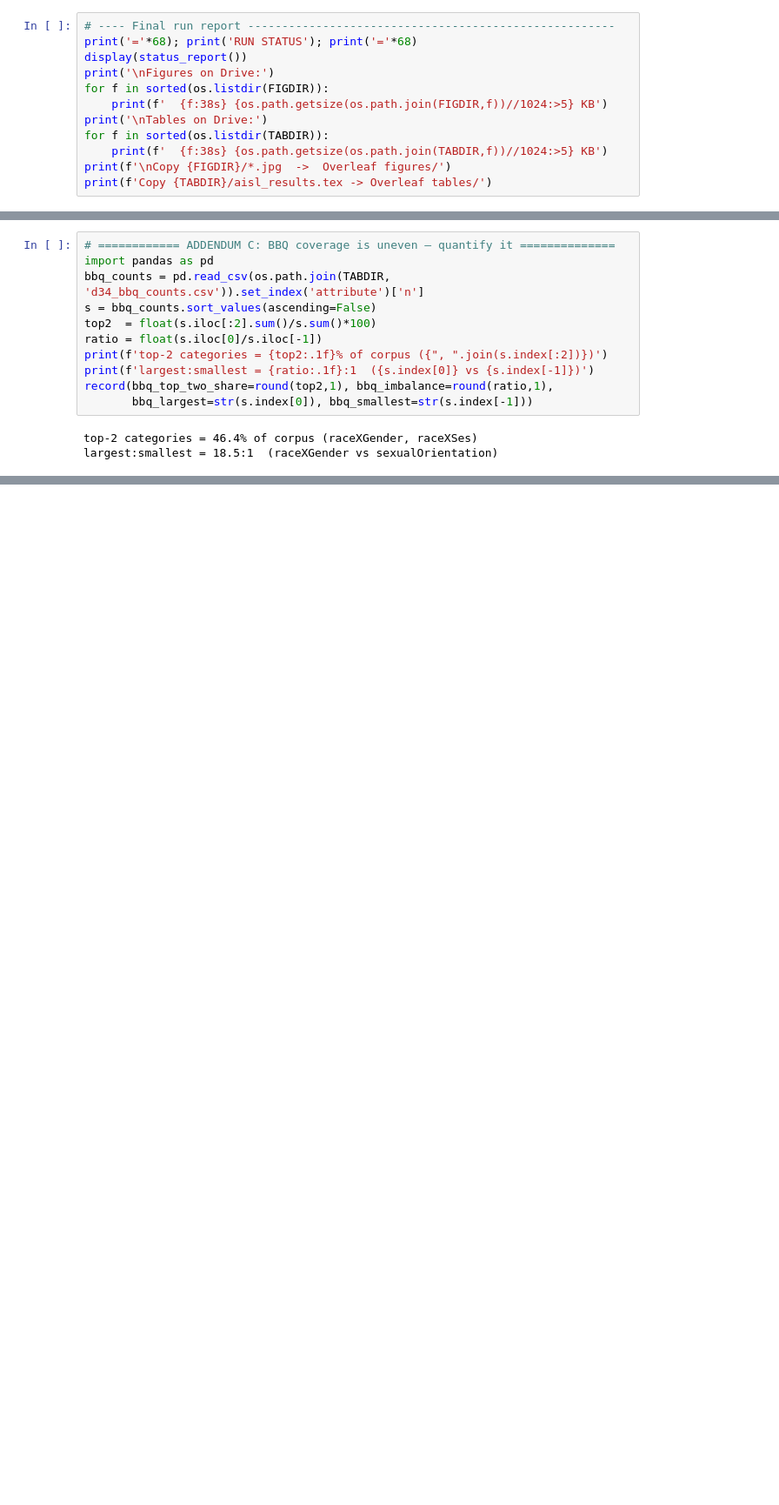
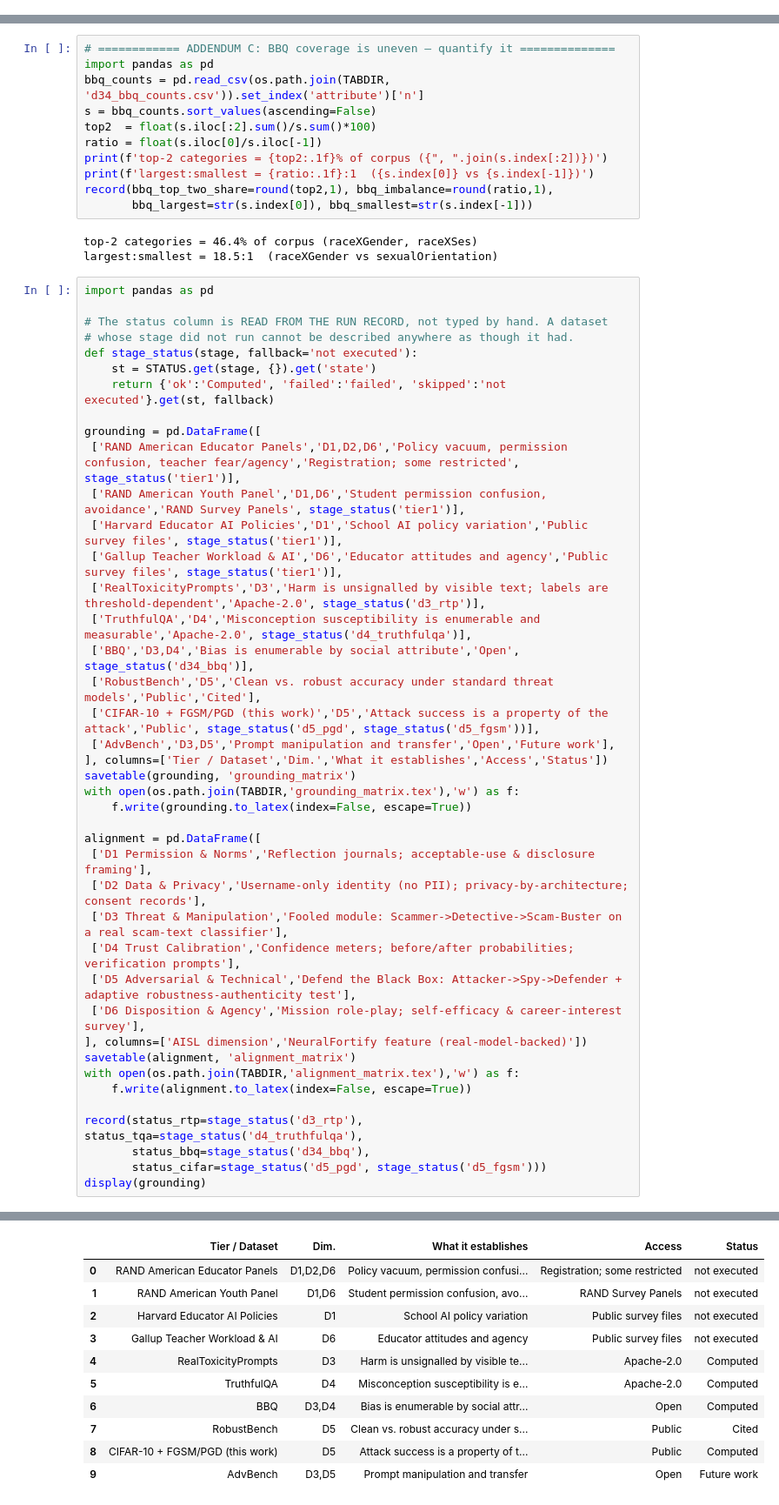
Before and after one commit to ericyoc/AI-security-literacy, a Jupyter notebook: AISL_analysis_poc.ipynb, the cells around one changed output, grey strips where cells are left out. Shown at 87% size. Saved outputs shown, nothing was run; the diff lists cells and outputs as text; blank space fills up the shorter version.

```diff
--- a/AISL_analysis_poc.ipynb
+++ b/AISL_analysis_poc.ipynb
@@ -652,12 +683,0 @@ wrote /content/drive/MyDrive/AISL_data/tables/aisl_results.tex
-# %%
-# ---- Final run report ------------------------------------------------------
-print('='*68); print('RUN STATUS'); print('='*68)
-display(status_report())
-print('\nFigures on Drive:')
-for f in sorted(os.listdir(FIGDIR)):
-    print(f'  {f:38s} {os.path.getsize(os.path.join(FIGDIR,f))//1024:>5} KB')
-print('\nTables on Drive:')
-for f in sorted(os.listdir(TABDIR)):
-    print(f'  {f:38s} {os.path.getsize(os.path.join(TABDIR,f))//1024:>5} KB')
-print(f'\nCopy {FIGDIR}/*.jpg  ->  Overleaf figures/')
-print(f'Copy {TABDIR}/aisl_results.tex -> Overleaf tables/')
@@ -813,3 +861,45 @@ record(bbq_top_two_share=round(top2,1), bbq_imbalance=round(ratio,1),
 # %% [output]
 top-2 categories = 46.4% of corpus (raceXGender, raceXSes)
 largest:smallest = 18.5:1  (raceXGender vs sexualOrientation)
+# %%
+import pandas as pd
+
+# The status column is READ FROM THE RUN RECORD, not typed by hand. A dataset
+# whose stage did not run cannot be described anywhere as though it had.
+def stage_status(stage, fallback='not executed'):
+    st = STATUS.get(stage, {}).get('state')
+    return {'ok':'Computed', 'failed':'failed', 'skipped':'not executed'}.get(st, fallback)
+
+grounding = pd.DataFrame([
+ ['RAND American Educator Panels','D1,D2,D6','Policy vacuum, permission confusion, teacher fear/agency','Registration; some restricted', stage_status('tier1')],
+ ['RAND American Youth Panel','D1,D6','Student permission confusion, avoidance','RAND Survey Panels', stage_status('tier1')],
+ ['Harvard Educator AI Policies','D1','School AI policy variation','Public survey files', stage_status('tier1')],
+ ['Gallup Teacher Workload & AI','D6','Educator attitudes and agency','Public survey files', stage_status('tier1')],
+ ['RealToxicityPrompts','D3','Harm is unsignalled by visible text; labels are threshold-dependent','Apache-2.0', stage_status('d3_rtp')],
+ ['TruthfulQA','D4','Misconception susceptibility is enumerable and measurable','Apache-2.0', stage_status('d4_truthfulqa')],
+ ['BBQ','D3,D4','Bias is enumerable by social attribute','Open', stage_status('d34_bbq')],
+ ['RobustBench','D5','Clean vs. robust accuracy under standard threat models','Public','Cited'],
+ ['CIFAR-10 + FGSM/PGD (this work)','D5','Attack success is a property of the attack','Public', stage_status('d5_pgd', stage_status('d5_fgsm'))],
+ ['AdvBench','D3,D5','Prompt manipulation and transfer','Open','Future work'],
+], columns=['Tier / Dataset','Dim.','What it establishes','Access','Status'])
+savetable(grounding, 'grounding_matrix')
+with open(os.path.join(TABDIR,'grounding_matrix.tex'),'w') as f:
+    f.write(grounding.to_latex(index=False, escape=True))
+
+alignment = pd.DataFrame([
+ ['D1 Permission & Norms','Reflection journals; acceptable-use & disclosure framing'],
+ ['D2 Data & Privacy','Username-only identity (no PII); privacy-by-architecture; consent records'],
+ ['D3 Threat & Manipulation','Fooled module: Scammer->Detective->Scam-Buster on a real scam-text classifier'],
+ ['D4 Trust Calibration','Confidence meters; before/after probabilities; verification prompts'],
+ ['D5 Adversarial & Technical','Defend the Black Box: Attacker->Spy->Defender + adaptive robustness-authenticity test'],
+ ['D6 Disposition & Agency','Mission role-play; self-efficacy & career-interest survey'],
+], columns=['AISL dimension','NeuralFortify feature (real-model-backed)'])
+savetable(alignment, 'alignment_matrix')
+with open(os.path.join(TABDIR,'alignment_matrix.tex'),'w') as f:
+    f.write(alignment.to_latex(index=False, escape=True))
+
+record(status_rtp=stage_status('d3_rtp'), status_tqa=stage_status('d4_truthfulqa'),
+       status_bbq=stage_status('d34_bbq'),
+       status_cifar=stage_status('d5_pgd', stage_status('d5_fgsm')))
+display(grounding)
+# %% [output]
@@ -816 +908,12 @@ largest:smallest = 18.5:1  (raceXGender vs sexualOrientation)
+|  | Tier / Dataset | Dim. | What it establishes | Access | Status |
+| 0 | RAND American Educator Panels | D1,D2,D6 | Policy vacuum, permission confusi... | Registration; some restricted | not executed |
+| 1 | RAND American Youth Panel | D1,D6 | Student permission confusion, avo... | RAND Survey Panels | not executed |
+| 2 | Harvard Educator AI Policies | D1 | School AI policy variation | Public survey files | not executed |
+| 3 | Gallup Teacher Workload & AI | D6 | Educator attitudes and agency | Public survey files | not executed |
+| 4 | RealToxicityPrompts | D3 | Harm is unsignalled by visible te... | Apache-2.0 | Computed |
+| 5 | TruthfulQA | D4 | Misconception susceptibility is e... | Apache-2.0 | Computed |
+| 6 | BBQ | D3,D4 | Bias is enumerable by social attr... | Open | Computed |
+| 7 | RobustBench | D5 | Clean vs. robust accuracy under s... | Public | Cited |
+| 8 | CIFAR-10 + FGSM/PGD (this work) | D5 | Attack success is a property of t... | Public | Computed |
+| 9 | AdvBench | D3,D5 | Prompt manipulation and transfer | Open | Future work |
 # %%
```
Also changed, not shown: parts of 20 cells of this notebook.
